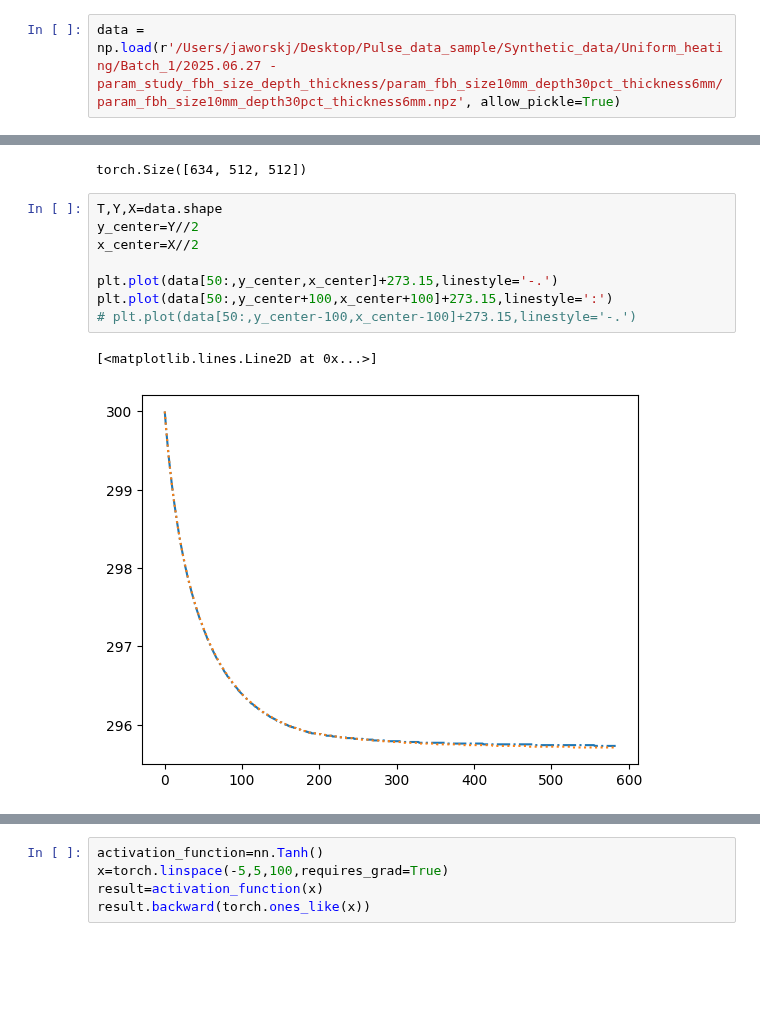
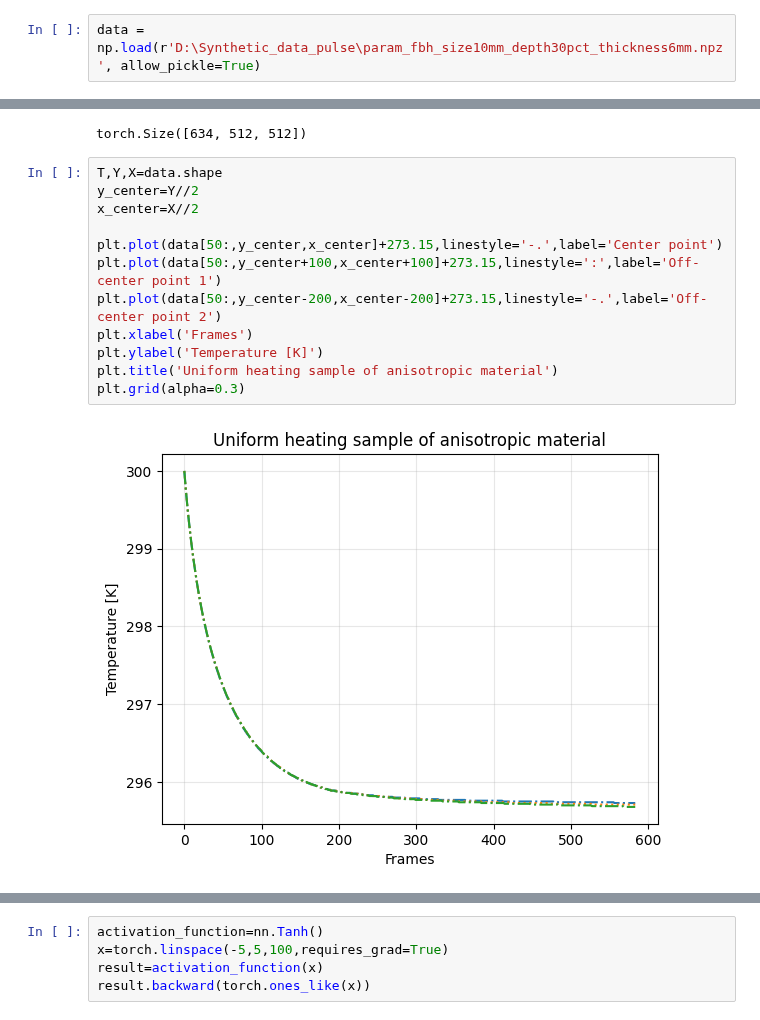
Before and after one commit to konrad-jaworski/Anisotropic_diffusivity_2, a Jupyter notebook: model_notebook.ipynb, the cells around one changed output, grey strips where cells are left out. Saved outputs shown, nothing was run; the diff lists cells and outputs as text; blank space fills up the shorter version.

```diff
--- a/model_notebook.ipynb
+++ b/model_notebook.ipynb
@@ -11,4 +11,4 @@ torch.manual_seed(42)
 # %% [output]
 <torch._C.Generator at 0x...>
 # %%
-data = np.load(r'/Users/jaworskj/Desktop/Pulse_data_sample/Synthetic_data/Uniform_heating/Batch_1/2025.06.27 - param_study_fbh_size_depth_thickness/param_fbh_size10mm_depth30pct_thickness6mm/param_fbh_size10mm_depth30pct_thickness6mm.npz', allow_pickle=True)
+data = np.load(r'D:\Synthetic_data_pulse\param_fbh_size10mm_depth30pct_thickness6mm.npz', allow_pickle=True)
@@ -35,11 +55,14 @@ torch.Size([634, 512, 512])
 # %%
 T,Y,X=data.shape
 y_center=Y//2
 x_center=X//2
 
-plt.plot(data[50:,y_center,x_center]+273.15,linestyle='-.')
-plt.plot(data[50:,y_center+100,x_center+100]+273.15,linestyle=':')
-# plt.plot(data[50:,y_center-100,x_center-100]+273.15,linestyle='-.')
+plt.plot(data[50:,y_center,x_center]+273.15,linestyle='-.',label='Center point')
+plt.plot(data[50:,y_center+100,x_center+100]+273.15,linestyle=':',label='Off-center point 1')
+plt.plot(data[50:,y_center-200,x_center-200]+273.15,linestyle='-.',label='Off-center point 2')
+plt.xlabel('Frames')
+plt.ylabel('Temperature [K]')
+plt.title('Uniform heating sample of anisotropic material')
+plt.grid(alpha=0.3)
 # %% [output]
-[<matplotlib.lines.Line2D at 0x...>]
-[figure, old version]
+[figure, new version]
```
Also changed, not shown: parts of 7 cells of this notebook, 1 other file.
